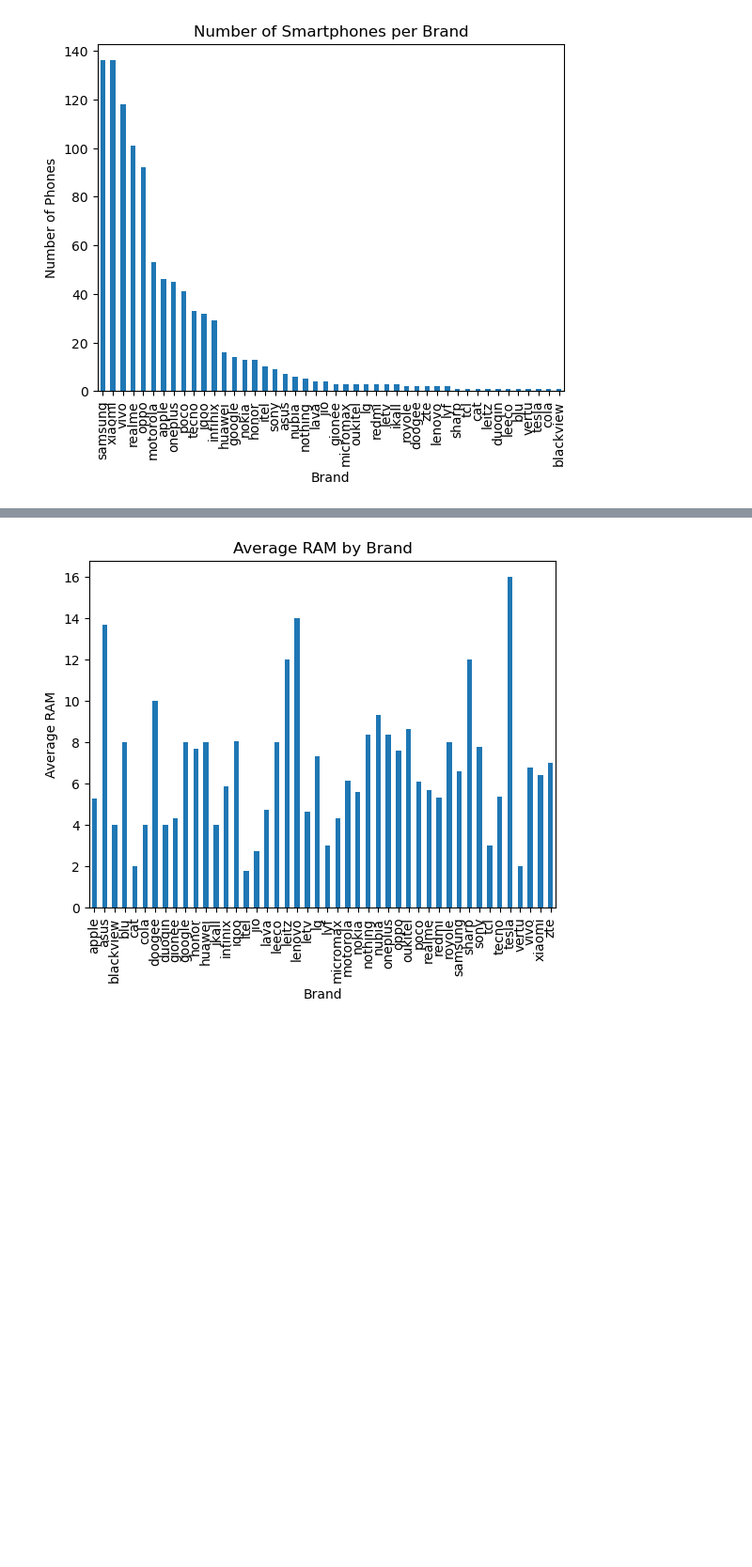
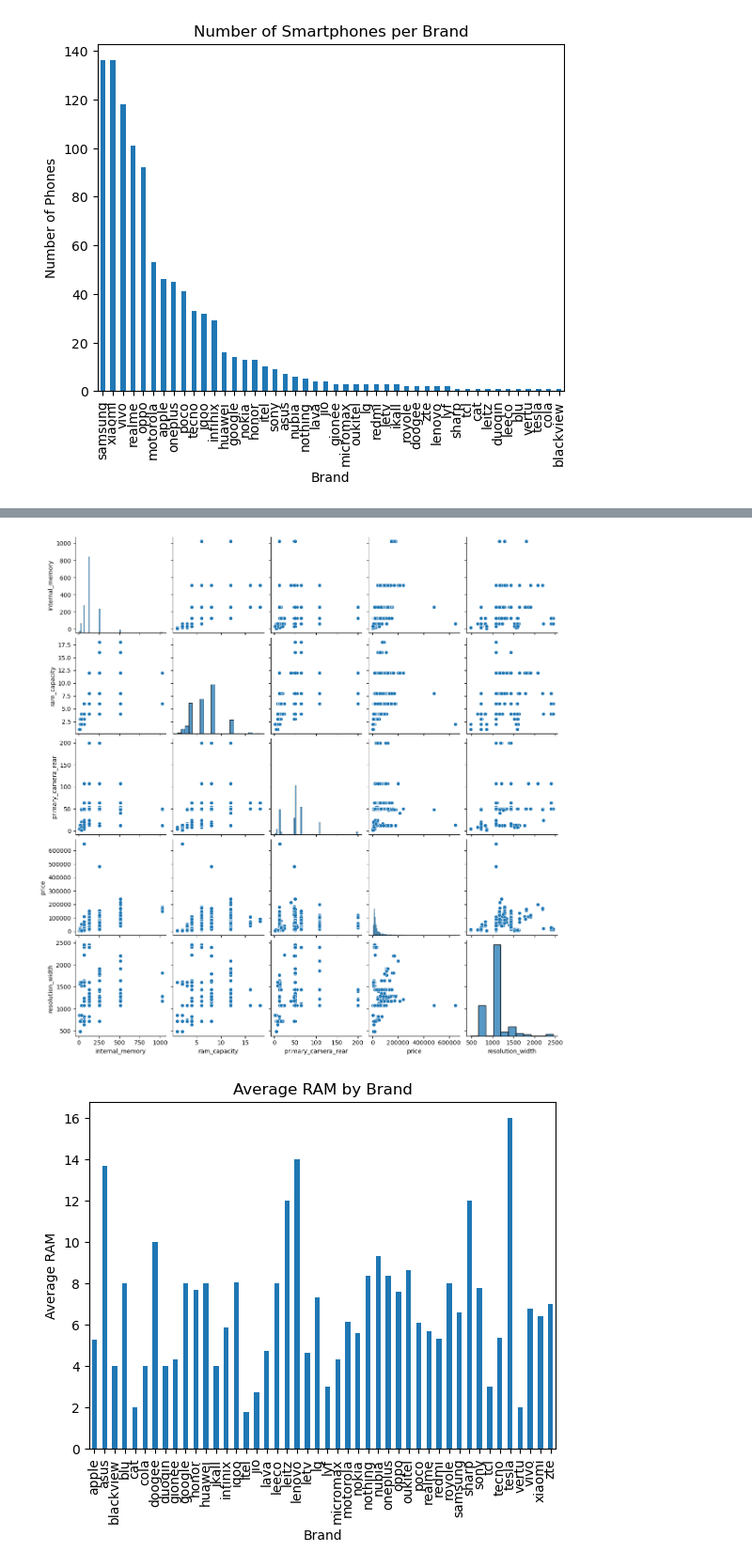
Before and after one commit to ganeshpariyar99/AICoursework, a Jupyter notebook: coursework.ipynb, the cells around one changed output, grey strips where cells are left out. Shown at 94% size. Drawn from its saved outputs; the diff is of its cells as text; code cells hidden in the pictures; blank space fills up the shorter version.

```diff
--- a/coursework.ipynb
+++ b/coursework.ipynb
@@ -207,3 +217,15 @@ plt.show()
+# %%
+sns.pairplot(data[[
+    'model',
+    'internal_memory',
+    'ram_capacity',
+    'primary_camera_rear',
+    'price',
+    'resolution_width'
+]])
+plt.show()
+# %% [output]
+[figure, added]
 # %%
 ram_by_brand = data.groupby("brand_name")["ram_capacity"].mean()
 
```
Also changed, not shown: parts of 20 cells of this notebook, 1 other file.
